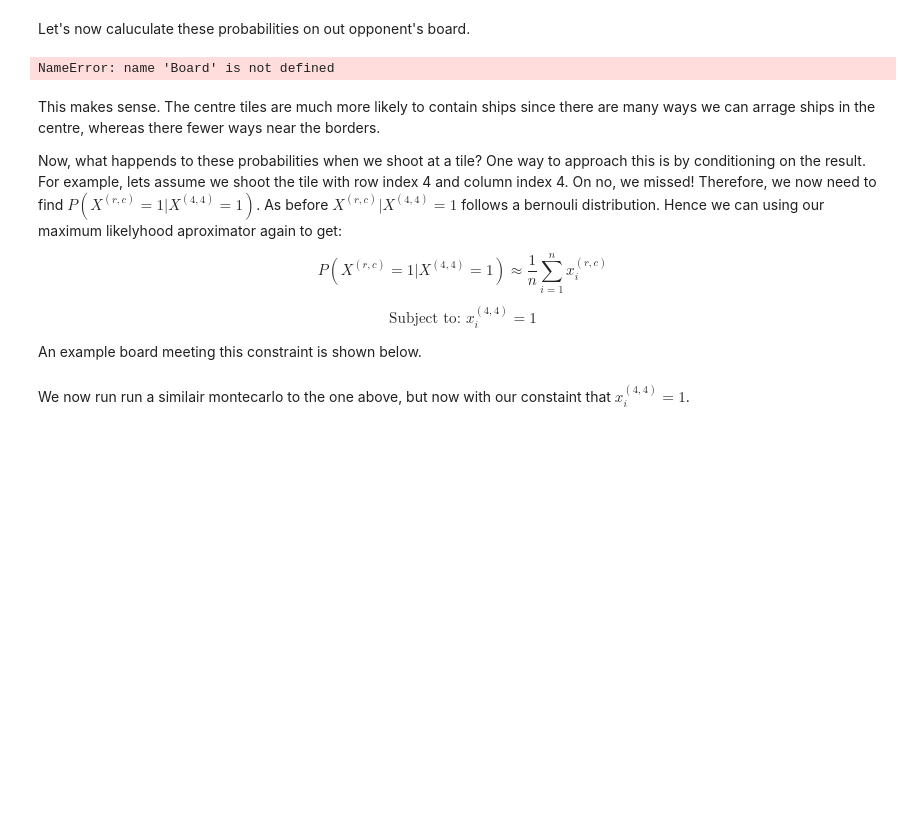
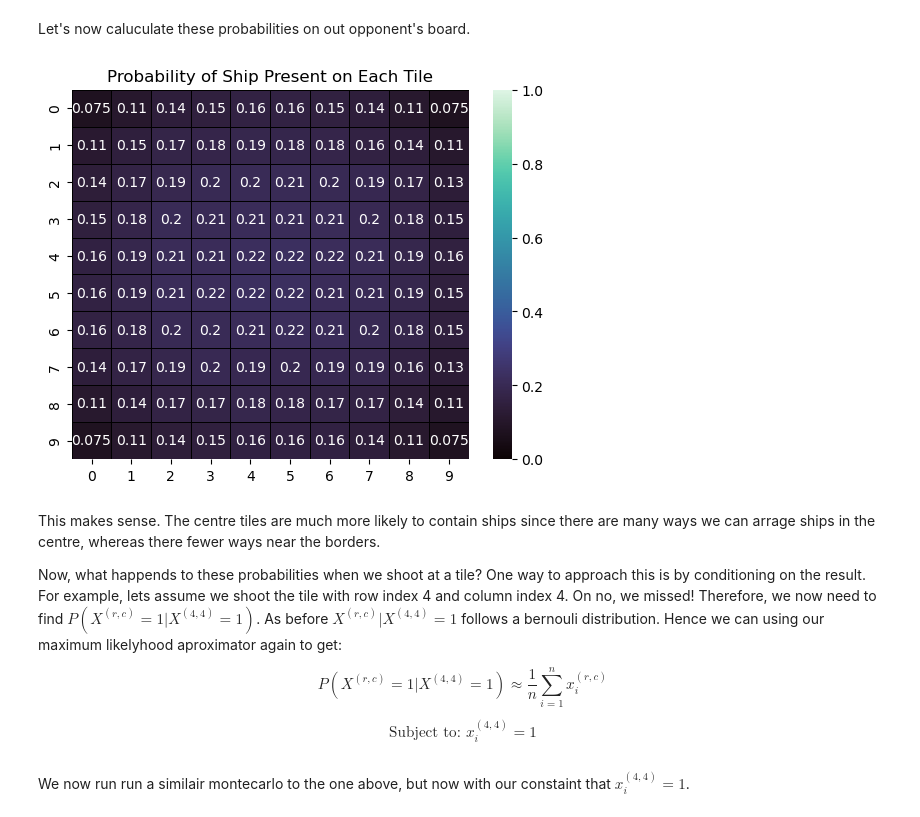
Before and after one commit to damienbose/battleship_analysis, a Jupyter notebook: battleship.ipynb, the cells around one changed output. Drawn from its saved outputs; the diff is of its cells as text; code cells hidden in the pictures; blank space fills up the shorter version.

Commit message:
Done probability class; todo: sinking

```diff
--- a/battleship.ipynb
+++ b/battleship.ipynb
@@ -13,12 +13,6 @@ random.seed(42)
 
 import seaborn as sns
 import matplotlib.pylab as plt
-# %%
-def plot_probability_heatmap(heatmap):
-    """Plot a heatmap of the probability of a ship being in each square."""
-    plt.title('Probability of ship present on each tile')
-    sns.heatmap(heatmap, linewidths=0.5, annot=True, cmap="mako", linecolor="black", cbar=True, vmin=0, vmax=1)
-    plt.show()
 # %% [markdown]
 ## Modelling Game
 # %% [markdown]
@@ -139,21 +138,54 @@ $$P(X^{(r,c)} = 1) \approx \theta^{(r, c)}_{MLE} = \frac{1}{n} \sum_{i=1}^{n} x^
 where $x_i^{(r,c)}$ is our $i^{\text{th}}$ observation for the (r,c) tile from our monete carol. $n$ is the number of trails we do.
 # %% [markdown]
 Let's now caluculate these probabilities on out opponent's board.
-# %%
-def generate_heatmap(board, number_of_trials, conditions=None):
-    """Generate a heatmap of the probability of a ship being in each square."""
-    ship_count_heatmap = np.array([[0] * 10] * 10)
-    for _ in range(number_of_trials):
-        board.generate_random_board(conditions)
-        ship_count_heatmap += board.board
-    probability_heatmap = ship_count_heatmap / number_of_trials
-    return probability_heatmap
-
-n = 10**4
-probability_heatmap = generate_heatmap(Board(ships), n)
-plot_probability_heatmap(probability_heatmap)
-# %% [output]
-NameError: name 'Board' is not defined
+# %%
+class ProbabilityGenerator:
+    def __init__(self, number_trials=10**4, conditions=None, sunk_ships=None):
+        self.number_trials = number_trials
+        self.conditions = conditions if conditions else []
+        self.sunk_ships = sunk_ships if sunk_ships else []
+
+        self.probabilities = np.zeros((10, 10))
+
+    def __satisfies_conditions(self, board):
+        """Check if the board satisfies the conditions. 1 if tile has boat and 0 otherwise"""
+        for row, col, value in self.conditions:
+            if value == 0 and board.board[row, col] == None:
+                continue
+            if value == 1 and board.board[row, col] != None:
+                continue
+            return False
+        return True
+
+    def generate_probabilities(self):
+        """Generate a heatmap of the probability of a ship being in each square."""
+        board = OpponentBoard()
+        ship_count_heatmap = np.zeros((10, 10))
+        for _ in range(self.number_trials):
+            valid_conditions = False
+            while not valid_conditions:
+                board.generate_random_board(ships)
+                valid_conditions = self.__satisfies_conditions(board)
+
+            for i in range(10):
+                for j in range(10):
+                    if board.board[i, j] != None:
+                        ship_count_heatmap[i, j] += 1
+
+        self.probabilities = ship_count_heatmap / self.number_trials
+
+    def plot_probability_heatmap(self):
+        """Plot a heatmap of the probability of a ship being in each square."""
+        plt.title('Probability of Ship Present on Each Tile')
+        sns.heatmap(self.probabilities, linewidths=0.5, annot=True, cmap="mako", linecolor="black", cbar=True, vmin=0, vmax=1)
+        plt.show()
+
+n = 10**4
+generator = ProbabilityGenerator(n)
+generator.generate_probabilities()
+generator.plot_probability_heatmap()
+# %% [output]
+[figure, added]
 # %% [markdown]
 This makes sense. The centre tiles are much more likely to contain ships since there are many ways we can arrage ships in the centre, whereas there fewer ways near the borders.
 
@@ -162,5 +194,3 @@ Now, what happends to these probabilities when we shoot at a tile? One way to ap
 $$P(X^{(r,c)} = 1 | X^{(4,4)} = 1) \approx \frac{1}{n} \sum_{i=1}^{n} x^{(r,c)}_i$$
 
 $$\text{Subject to: } x^{(4,4)}_i = 1$$
-
-An example board meeting this constraint is shown below.
```
Also changed, not shown: parts of 10 cells of this notebook.
